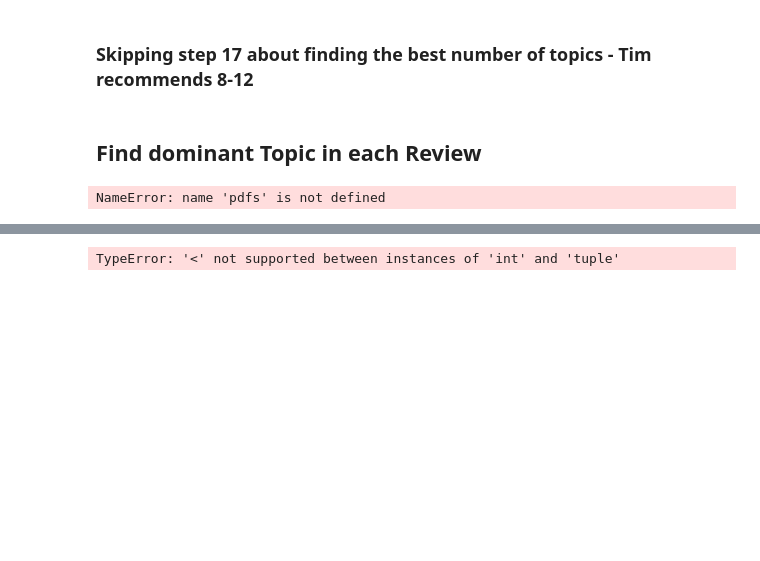
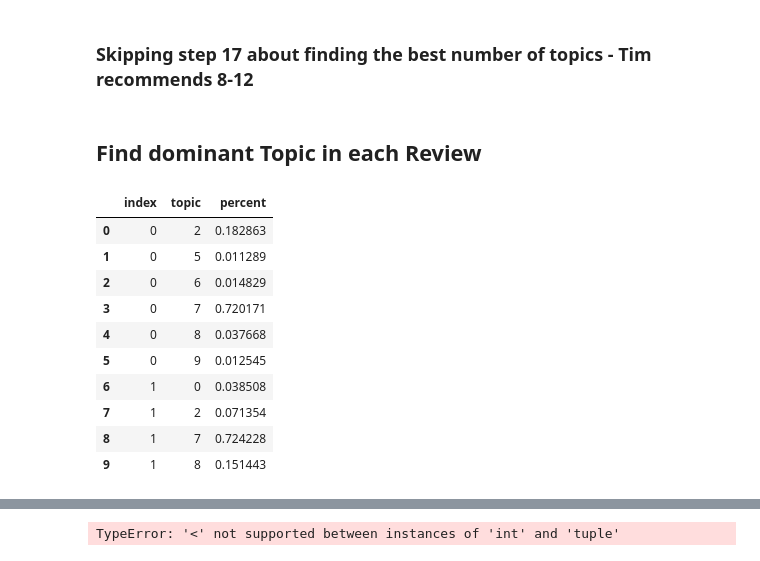
Before and after one commit to matttparker/airbnb-sentiments, a Jupyter notebook: notebooks/mp04_nlp_models.ipynb, the cells around one changed output, grey strips where cells are left out. Cells and saved outputs as stored; diff of their text form; code cells hidden in the pictures; blank space fills up the shorter version.

```diff
--- a/notebooks/mp04_nlp_models.ipynb
+++ b/notebooks/mp04_nlp_models.ipynb
@@ -203,5 +177,8 @@ data_lemmatized = lemmatization(data_words_bigrams, allowed_postags=['NOUN', 'AD
 
 #print(data_lemmatized[:1])
+# %%
+# Only use if skipping lemmatization
+data_lemmatized = data_words_bigrams.copy()
 # %%
 # Create Dictionary
 id2word = corpora.Dictionary(data_lemmatized)
@@ -210,7 +187,7 @@ id2word = corpora.Dictionary(data_lemmatized)
 texts = data_lemmatized
 
 # Term Document Frequency
-corpus = [id2word.doc2bow(text) for text in texts]
+corpus = [id2word.doc2bow(text) for text in tqdm(texts)]
 
 # View
 #print(corpus[:1])
@@ -297,15 +256,28 @@ pyLDAvis.save_html(vis, 'lda.html')
 # %%
 bow = corpora.Dictionary(data_lemmatized)
 # %%
+#Michael's Original
 contents = []
 
-for pdf, doc in tqdm(zip(pdfs, docs)):
-    bow = corpora.Dictionary(data_lemmatized)
+for idx, doc in tqdm(enumerate(data_lemmatized)):
+    bow = id2word.doc2bow(doc)
     topics = lda_model.get_document_topics(bow)
     for res in topics:
         topic, pct = res
-        contents.append({'pdf': pdf, 'topic': topic, 'percent': pct})
+        contents.append({'index': idx, 'topic': topic, 'percent': pct})
 
 topics = pd.DataFrame(contents)
-# %% [output]
-NameError: name 'pdfs' is not defined
+# %%
+topics.head(10)
+# %% [output]
+|  | index | topic | percent |
+| 0 | 0 | 2 | 0.182863 |
+| 1 | 0 | 5 | 0.011289 |
+| 2 | 0 | 6 | 0.014829 |
+| 3 | 0 | 7 | 0.720171 |
+| 4 | 0 | 8 | 0.037668 |
+| 5 | 0 | 9 | 0.012545 |
+| 6 | 1 | 0 | 0.038508 |
+| 7 | 1 | 2 | 0.071354 |
+| 8 | 1 | 7 | 0.724228 |
+| 9 | 1 | 8 | 0.151443 |
```
Also changed, not shown: parts of 20 cells of this notebook, 1 other file.
